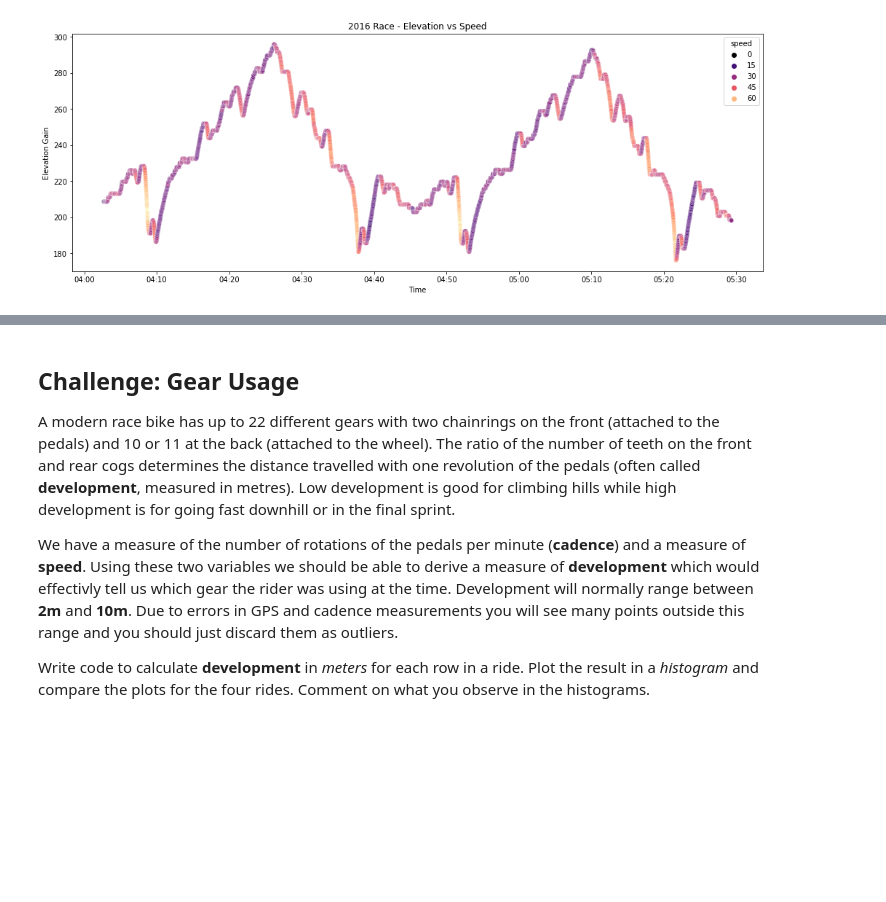
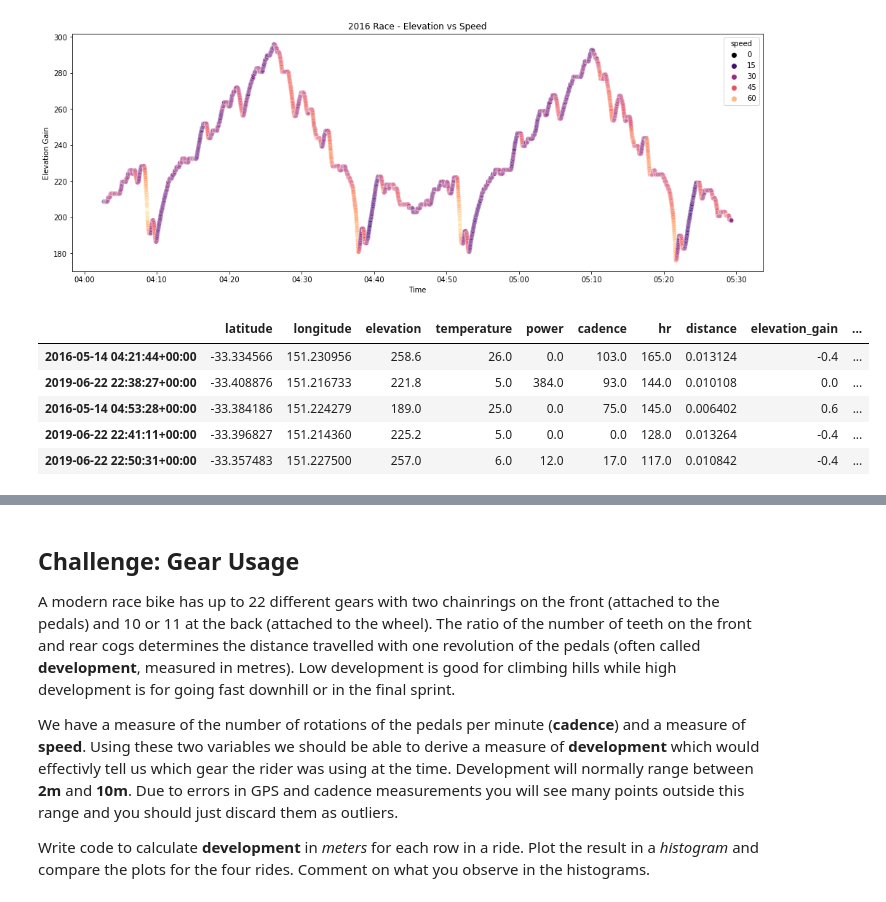
Before and after one commit to walthersy/DataScience-Portfolio, a Jupyter notebook: Portfolio 1.ipynb, the cells around one changed output, grey strips where cells are left out. Cells and saved outputs as stored; diff of their text form; code cells hidden in the pictures; blank space fills up the shorter version.

```diff
--- a/Portfolio 1.ipynb
+++ b/Portfolio 1.ipynb
@@ -495,3 +485,19 @@ el_ax2.set(xlabel = 'Time',ylabel = 'Elevation Gain',title = '2016 Race - Elevat
 el_ax2.xaxis.set_major_formatter(mdates.DateFormatter("%H:%M"))
 # %% [output]
 [figure]
+# %%
+conditions = [(df['elevation_gain'] < -.3),
+              (df['elevation_gain'] >= -.3) & (df['elevation_gain'] <= .3),
+              (df['elevation_gain'] > .3) ]
+
+state = ['downhill','flat','uphill']
+
+df['elev_state'] = np.select(conditions,state)
+df.sample(n=5)
+# %% [output]
+|  | latitude | longitude | elevation | temperature | power | cadence | hr | distance | elevation_gain | ... |
+| 2016-05-14 04:21:44+00:00 | -33.334566 | 151.230956 | 258.6 | 26.0 | 0.0 | 103.0 | 165.0 | 0.013124 | -0.4 | ... |
+| 2019-06-22 22:38:27+00:00 | -33.408876 | 151.216733 | 221.8 | 5.0 | 384.0 | 93.0 | 144.0 | 0.010108 | 0.0 | ... |
+| 2016-05-14 04:53:28+00:00 | -33.384186 | 151.224279 | 189.0 | 25.0 | 0.0 | 75.0 | 145.0 | 0.006402 | 0.6 | ... |
+| 2019-06-22 22:41:11+00:00 | -33.396827 | 151.214360 | 225.2 | 5.0 | 0.0 | 0.0 | 128.0 | 0.013264 | -0.4 | ... |
+| 2019-06-22 22:50:31+00:00 | -33.357483 | 151.227500 | 257.0 | 6.0 | 12.0 | 17.0 | 117.0 | 0.010842 | -0.4 | ... |
```
Also changed, not shown: parts of 9 cells of this notebook.
